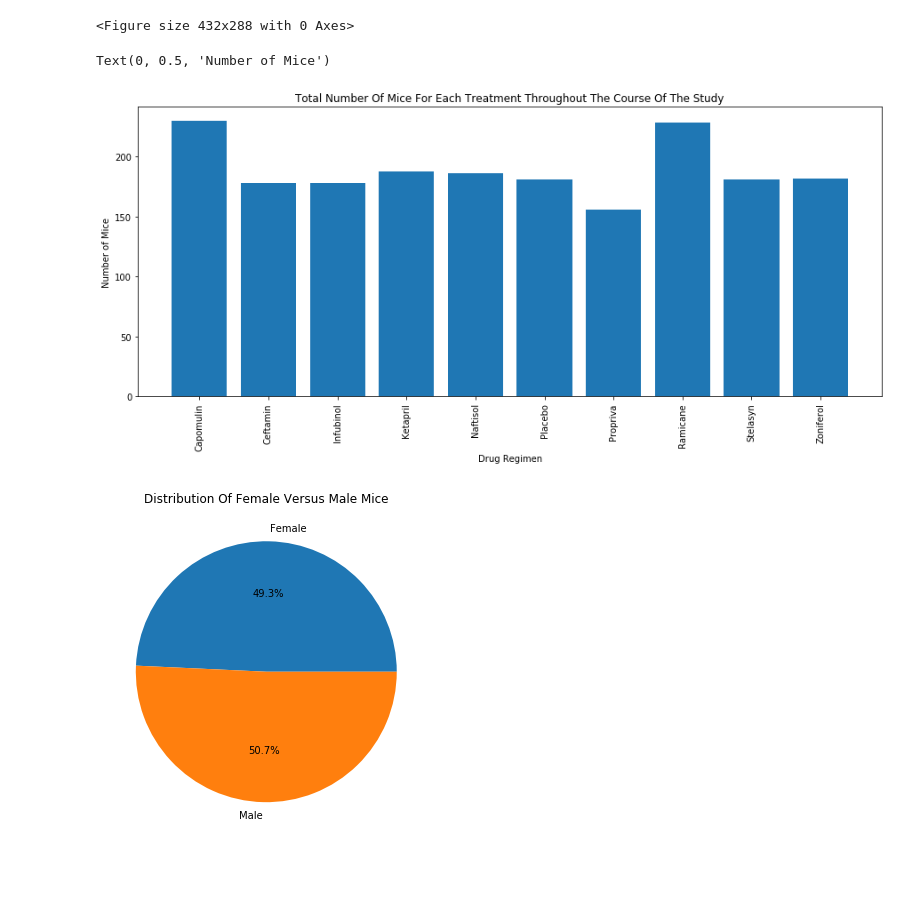
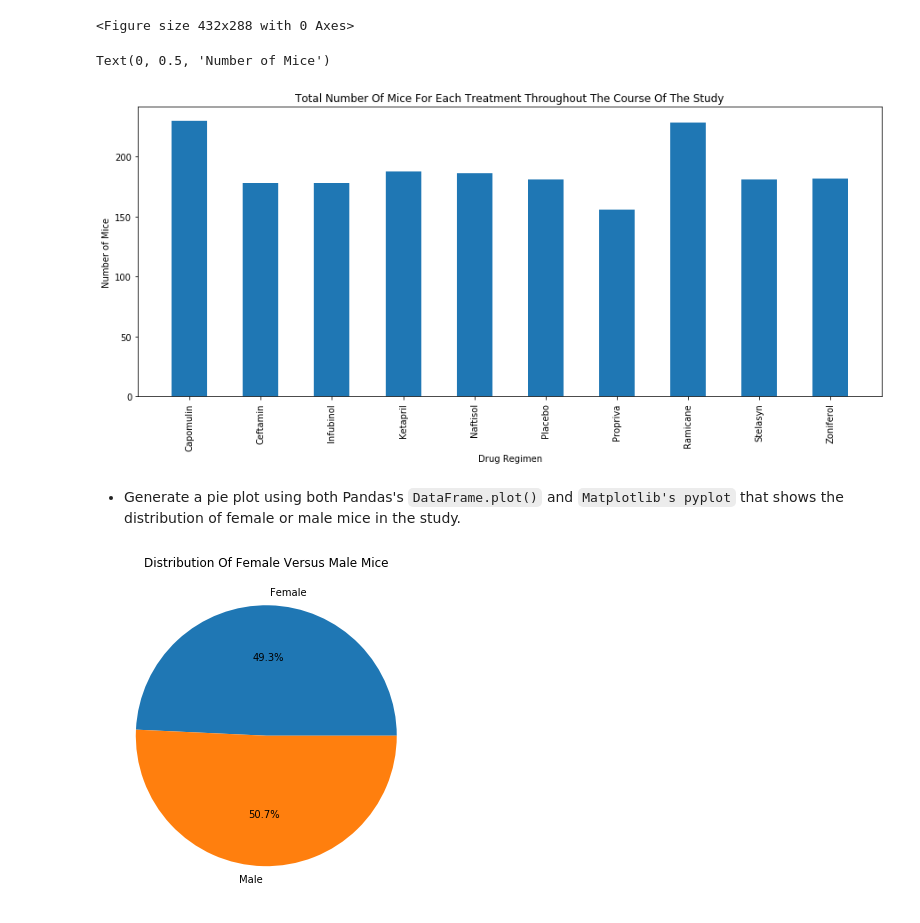
Before and after one commit to gpivaro/5_Matplotlib_Homework, a Jupyter notebook: pymaceuticals.ipynb, the cells around one changed output. Saved outputs shown, nothing was run; the diff lists cells and outputs as text; code cells hidden in the pictures; blank space fills up the shorter version.

```diff
--- a/pymaceuticals.ipynb
+++ b/pymaceuticals.ipynb
@@ -198,33 +214,25 @@ plt.tight_layout()
 # %%
 # Generate a bar plot showing the total number of mice for each treatment throughout the course of
 # the study using pyplot.
 
 # Using MatplotLib to Chart a DataFrame
-
-# Set x axis
 x_axis = np.arange(len(total_number_mice_treatment))
 total_number_mice_treatment
 
 # Set the figure size to adjust for space, plot the bars, and define where to place the x-axis labels
 plt.figure(figsize=(15,6))
-plt.bar(x_axis, total_number_mice_treatment['Number of Mice'])
+plt.bar(x_axis, total_number_mice_treatment['Number of Mice'], width=.5)
 x = plt.xticks(x_axis, total_number_mice_treatment.index.array, rotation="vertical")
-
-# Set x and y limits
-# plt.xlim(-0.75, len(x_axis))
-# plt.ylim(0, max(total_number_mice_treatment['Number of Mice'])+10)
 
 # Set a Title and labels
 plt.title('Total number of mice for each treatment throughout the course of the study'.title())
 plt.xlabel("Drug Regimen")
 plt.ylabel("Number of Mice")
-
-# Squeeze all of the content for our chart within the bounds of our figure
-# tight_layout docs
-# plt.tight_layout()
 # %% [output]
 Text(0, 0.5, 'Number of Mice')
-[figure, old version]
+[figure, new version]
+# %% [markdown]
+* Generate a pie plot using both Pandas's `DataFrame.plot()` and `Matplotlib's pyplot` that shows the distribution of female or male mice in the study.
 # %%
 # Generate a pie plot showing the distribution of female versus male mice using pandas
 
```
Also changed, not shown: parts of 22 cells of this notebook.
